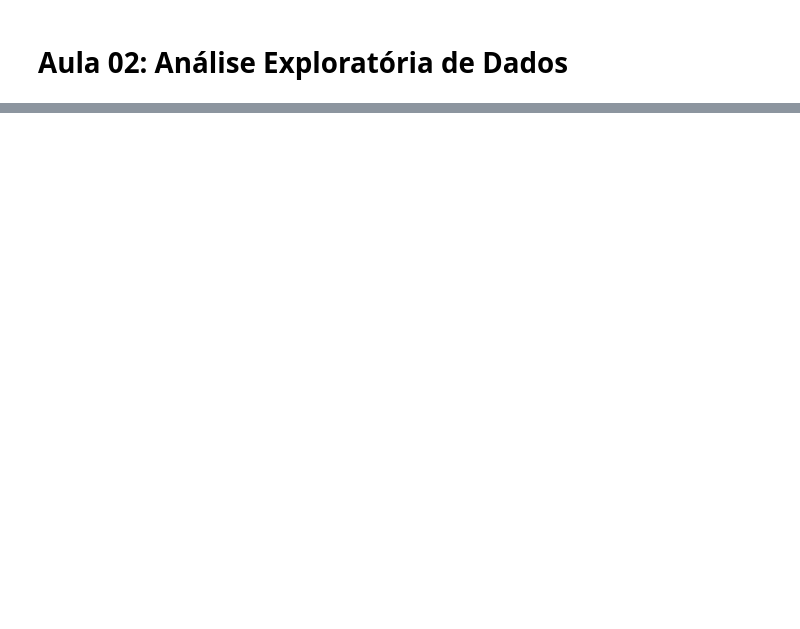
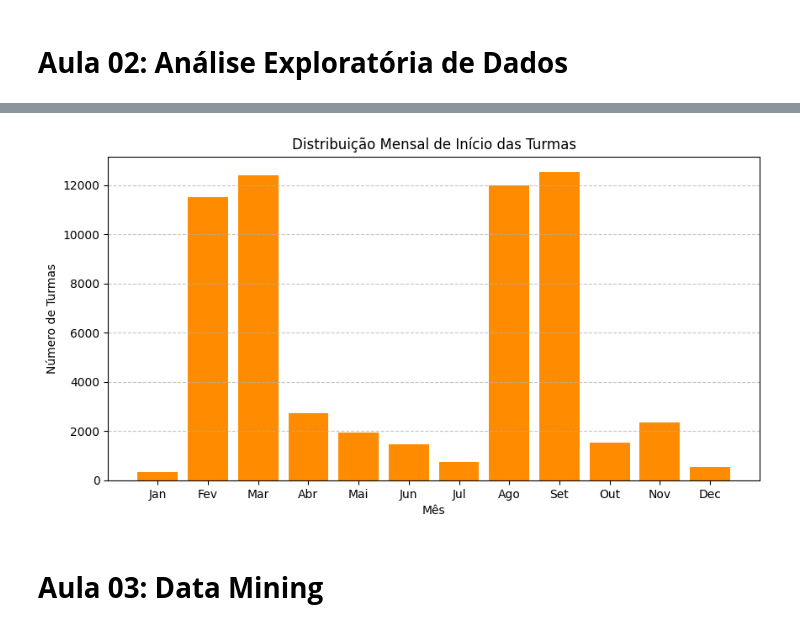
Before and after one commit to helena-varela/Dados-UFRN, a Jupyter notebook: Mini_curso_Ciência_de_Dados.ipynb, the cells around one changed output, grey strips where cells are left out. Cells and saved outputs as stored; diff of their text form; code cells hidden in the pictures; blank space fills up the shorter version.

```diff
--- a/Mini_curso_Ciência_de_Dados.ipynb
+++ b/Mini_curso_Ciência_de_Dados.ipynb
@@ -259,0 +441,21 @@ memory usage: 9.5+ MB
+# %%
+# Extrair mês e ano de início
+df['mes_inicio'] = df['data_inicio'].dt.month
+df['ano_inicio'] = df['data_inicio'].dt.year
+
+# Contar turmas por mês (agregando todos os anos)
+turmas_por_mes = df['mes_inicio'].value_counts().sort_index()
+
+# Gráfico de sazonalidade mensal
+plt.figure(figsize=(10, 5))
+plt.bar(turmas_por_mes.index, turmas_por_mes.values, color='darkorange')
+plt.title('Distribuição Mensal de Início das Turmas')
+plt.xlabel('Mês')
+plt.ylabel('Número de Turmas')
+plt.xticks(range(1, 13), ['Jan', 'Fev', 'Mar', 'Abr', 'Mai', 'Jun', 'Jul', 'Ago', 'Set', 'Out', 'Nov', 'Dec'])
+plt.grid(axis='y', linestyle='--', alpha=0.7)
+plt.show()
+# %% [output]
+[figure, added]
+# %% [markdown]
+# **Aula 03: Data Mining**
```
Also changed, not shown: parts of 29 cells of this notebook.
